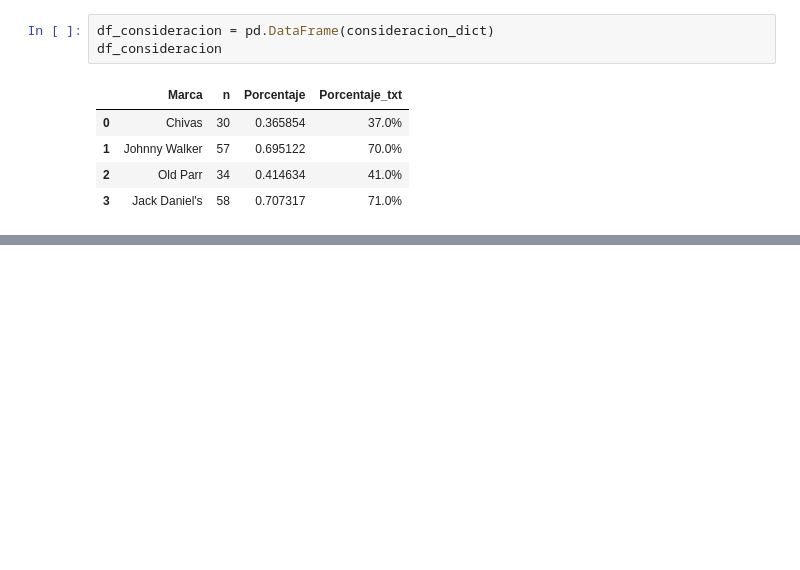
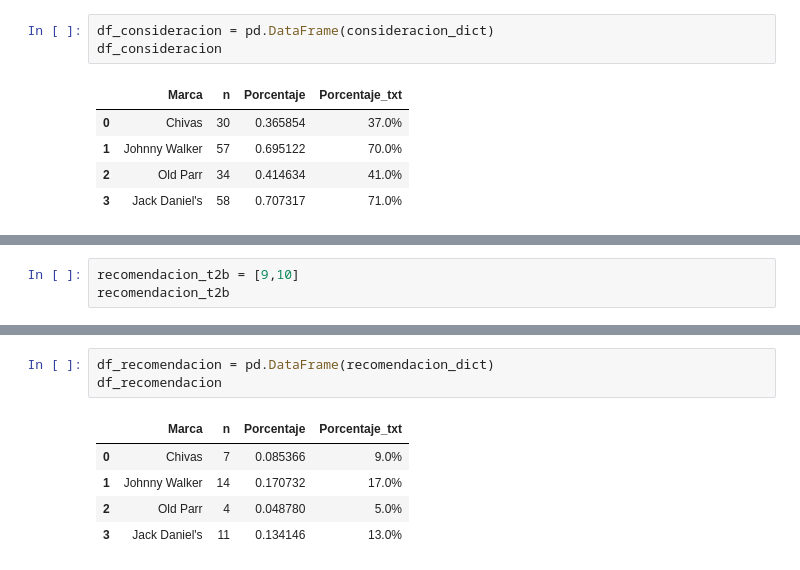
Before and after one commit to auzaluis/upsa_mod_202501, a Jupyter notebook: whisky/02_script_EDA_whisky.ipynb, the cells around one changed output, grey strips where cells are left out. Cells and saved outputs as stored; diff of their text form; blank space fills up the shorter version.

```diff
--- a/whisky/02_script_EDA_whisky.ipynb
+++ b/whisky/02_script_EDA_whisky.ipynb
@@ -168,0 +199,3 @@ df_consideracion
+# %%
+recomendacion_t2b = [9,10]
+recomendacion_t2b
@@ -168,0 +227,9 @@ df_consideracion
+# %%
+df_recomendacion = pd.DataFrame(recomendacion_dict)
+df_recomendacion
+# %% [output]
+|  | Marca | n | Porcentaje | Porcentaje_txt |
+| 0 | Chivas | 7 | 0.085366 | 9.0% |
+| 1 | Johnny Walker | 14 | 0.170732 | 17.0% |
+| 2 | Old Parr | 4 | 0.048780 | 5.0% |
+| 3 | Jack Daniel's | 11 | 0.134146 | 13.0% |
```
Also changed, not shown: parts of 22 cells of this notebook.
